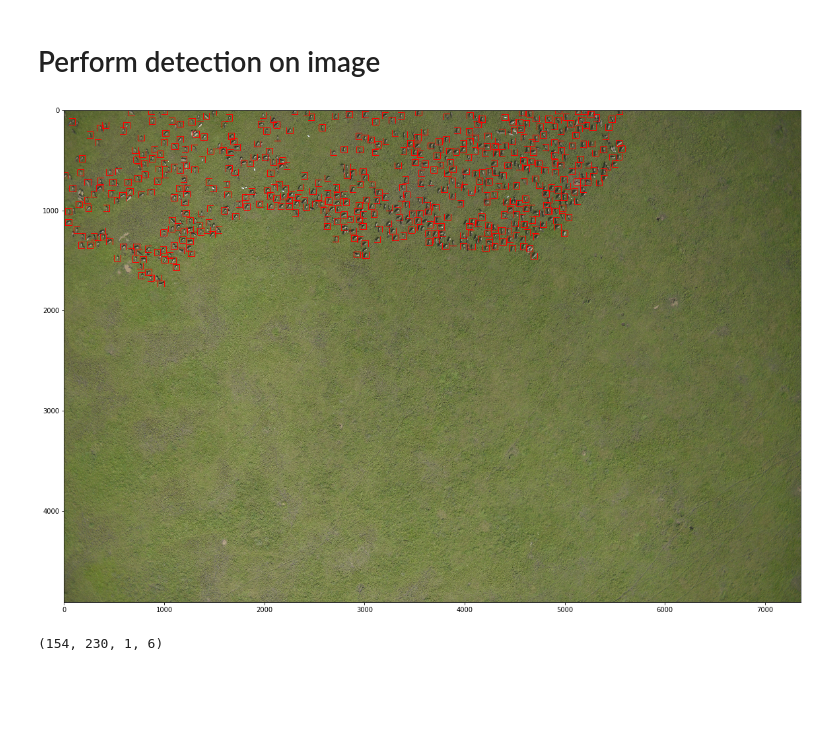
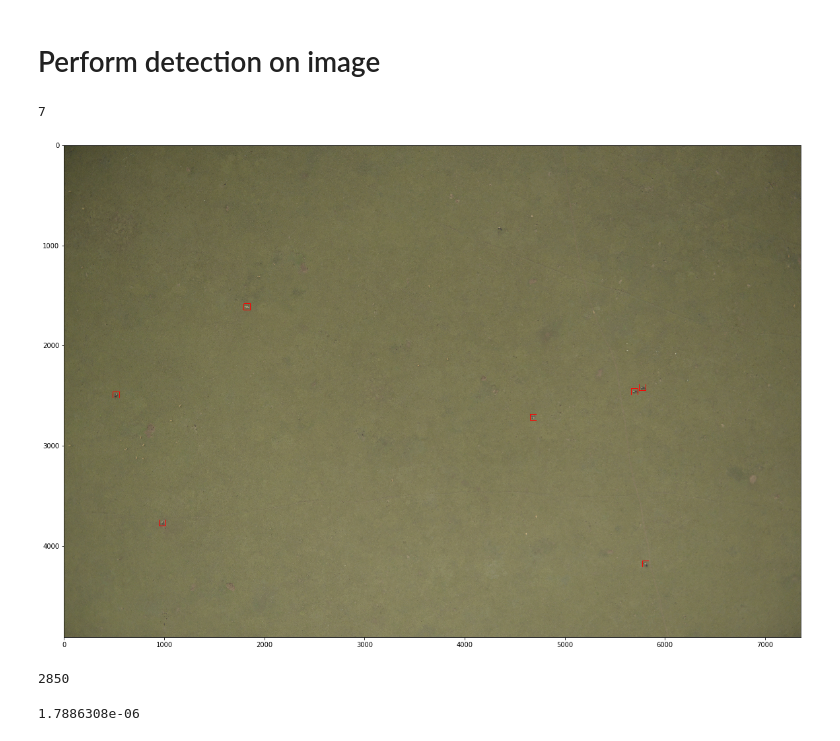
Before and after one commit to ctorney/deepWildCount, a Jupyter notebook: yolo/train/predict.ipynb, the cells around one changed output. Drawn from its saved outputs; the diff is of its cells as text; code cells hidden in the pictures; blank space fills up the shorter version.

Commit message:
v3 yolo training file - working version

```diff
--- a/yolo/train/predict.ipynb
+++ b/yolo/train/predict.ipynb
@@ -59,9 +59,9 @@ sys.path.append("..")
 from yolo_models import get_yolo2
 
 model = get_yolo2(IMAGE_W,IMAGE_H)
-model.load_weights('../weights/wb_ce_yolo.h5')
+model.load_weights('../weights/wb_yolo.h5')
 #model.load_weights('../weights/wb_yolo.h5')
-#model.load_weights('../weights/darknet19-cls.h5', by_name=True)
+#model.load_weights('../weights/yolo_cls.h5', by_name=True)
 # %% [markdown]
 # Construct the network
 # %%
@@ -115,7 +252,7 @@ dummy_array = np.zeros((1,1,1,1,TRUE_BOX_BUFFER,4))
 
 ROOTDIR = '../../'
 image_dir = ROOTDIR + '/data/2015/'
-img = cv2.imread(image_dir + 'SWC1077.JPG')#1077.JPG') #1149.JPG')
+img = cv2.imread(image_dir + 'SWC1367.JPG')#1077.JPG') #1149.JPG')
 
 
 img = img[0:IMAGE_H, 0:IMAGE_W,:]
@@ -275,19 +433,26 @@ netout = model.predict(input_image)
 # %%
 netout = model.predict(input_image)
 boxes = decode_netout2(netout[0],
-                      obj_threshold=0.5,#OBJ_THRESHOLD,
-                      nms_threshold=0.05,#NMS_THRESHOLD,
+                      obj_threshold=0.8,#OBJ_THRESHOLD,
+                      nms_threshold=0.6,#NMS_THRESHOLD,
                       anchors=ANCHORS,
                       nb_class=CLASS)
-#img = cv2.imread(image_dir + 'SWC1077.JPG')
-#image = img[0:IMAGE_H, 0:IMAGE_W,:]
+img = cv2.imread(image_dir + 'SWC1367.JPG')
+image = img[0:IMAGE_H, 0:IMAGE_W,:]
+print(len(boxes))
 image = draw_boxes2(img, boxes, labels=LABELS)
+
 plt.figure(figsize=(20,20))
 plt.imshow(image[:,:,::-1])
 plt.show()
 # %% [output]
+7
-[figure, old version]
+[figure, new version]
+# %%
+len(boxes)
+# %% [output]
+2850
 # %%
-netout[0].shape
+netout[0,:,:,2].min()
 # %% [output]
-(154, 230, 1, 6)
+1.7886308e-06
```
Also changed, not shown: parts of 4 cells of this notebook, 10 other files.
